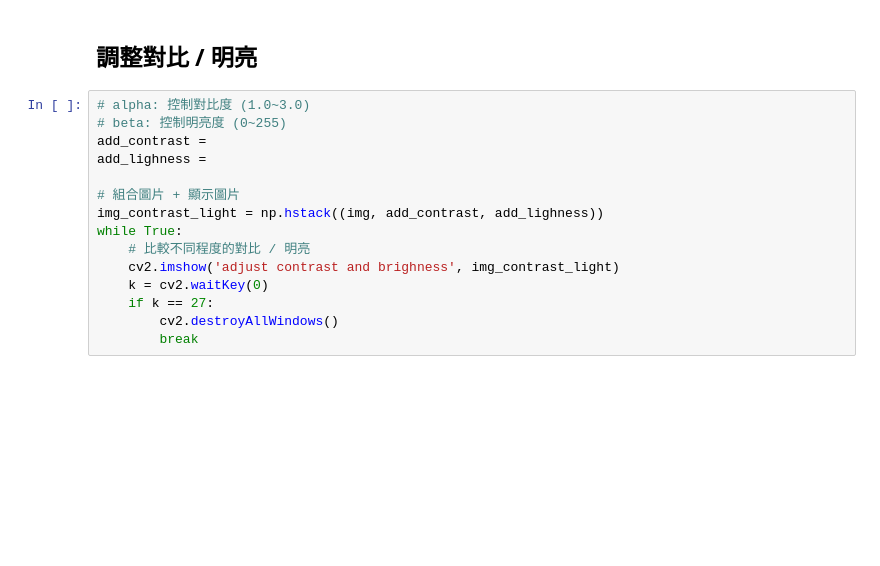
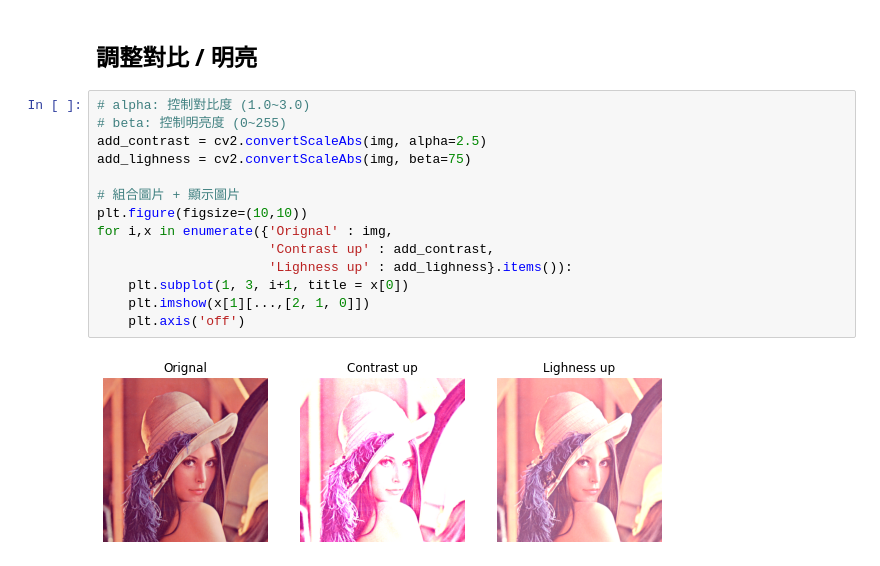
Before and after one commit to h4f2/DL-CV50days, a Jupyter notebook: homework/D03 Homework 顏色相關的預處理_2.ipynb, the cells around one changed output. Cells and saved outputs as stored; diff of their text form; blank space fills up the shorter version.

```diff
--- a/homework/D03 Homework 顏色相關的預處理_2.ipynb
+++ b/homework/D03 Homework 顏色相關的預處理_2.ipynb
@@ -81,17 +81,18 @@ while True:
 # %% [markdown]
 ## 調整對比 / 明亮
-# %%
-# alpha: 控制對比度 (1.0~3.0)
-# beta: 控制明亮度 (0~255)
-add_contrast =
-add_lighness =
-
-# 組合圖片 + 顯示圖片
-img_contrast_light = np.hstack((img, add_contrast, add_lighness))
-while True:
-    # 比較不同程度的對比 / 明亮
-    cv2.imshow('adjust contrast and brighness', img_contrast_light)
-    k = cv2.waitKey(0)
-    if k == 27:
-        cv2.destroyAllWindows()
-        break
+# %%
+# alpha: 控制對比度 (1.0~3.0)
+# beta: 控制明亮度 (0~255)
+add_contrast = cv2.convertScaleAbs(img, alpha=2.5)
+add_lighness = cv2.convertScaleAbs(img, beta=75)
+
+# 組合圖片 + 顯示圖片
+plt.figure(figsize=(10,10))
+for i,x in enumerate({'Orignal' : img,
+                      'Contrast up' : add_contrast,
+                      'Lighness up' : add_lighness}.items()):
+    plt.subplot(1, 3, i+1, title = x[0])
+    plt.imshow(x[1][...,[2, 1, 0]])
+    plt.axis('off')
+# %% [output]
+[figure, added]
```
Also changed, not shown: parts of 4 cells of this notebook, 3 other files.
